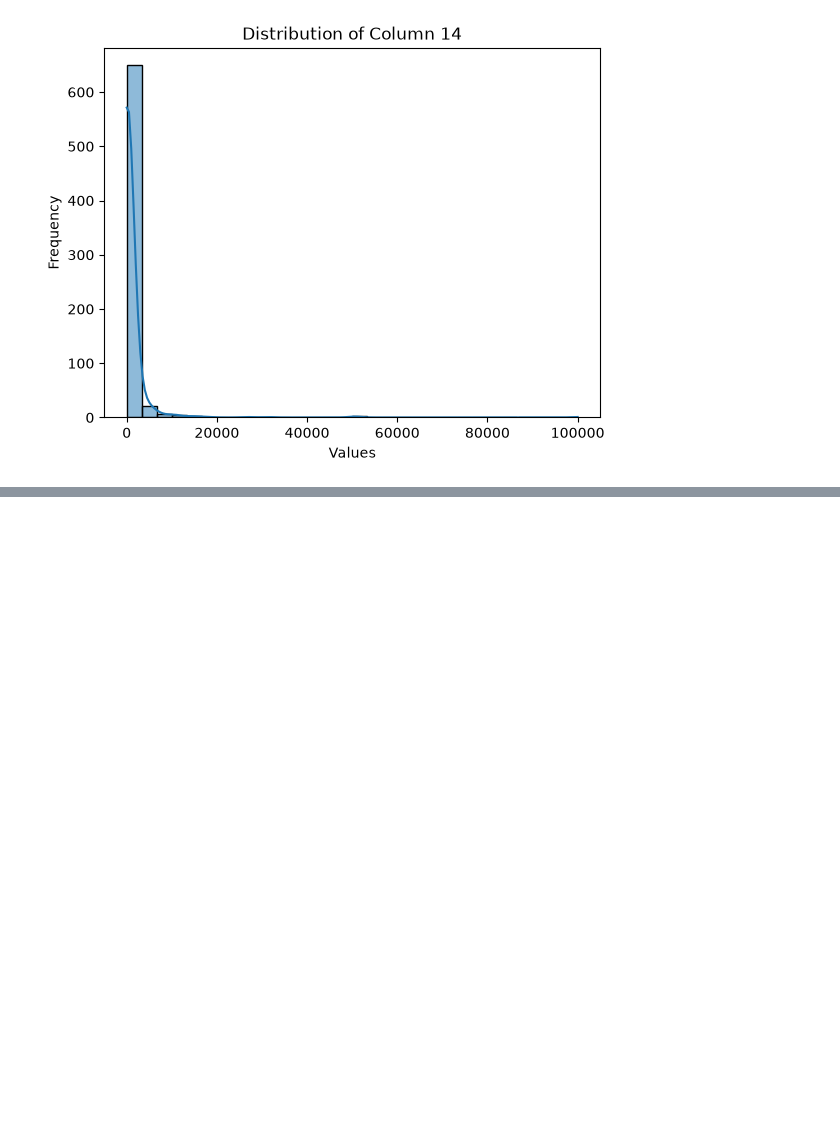
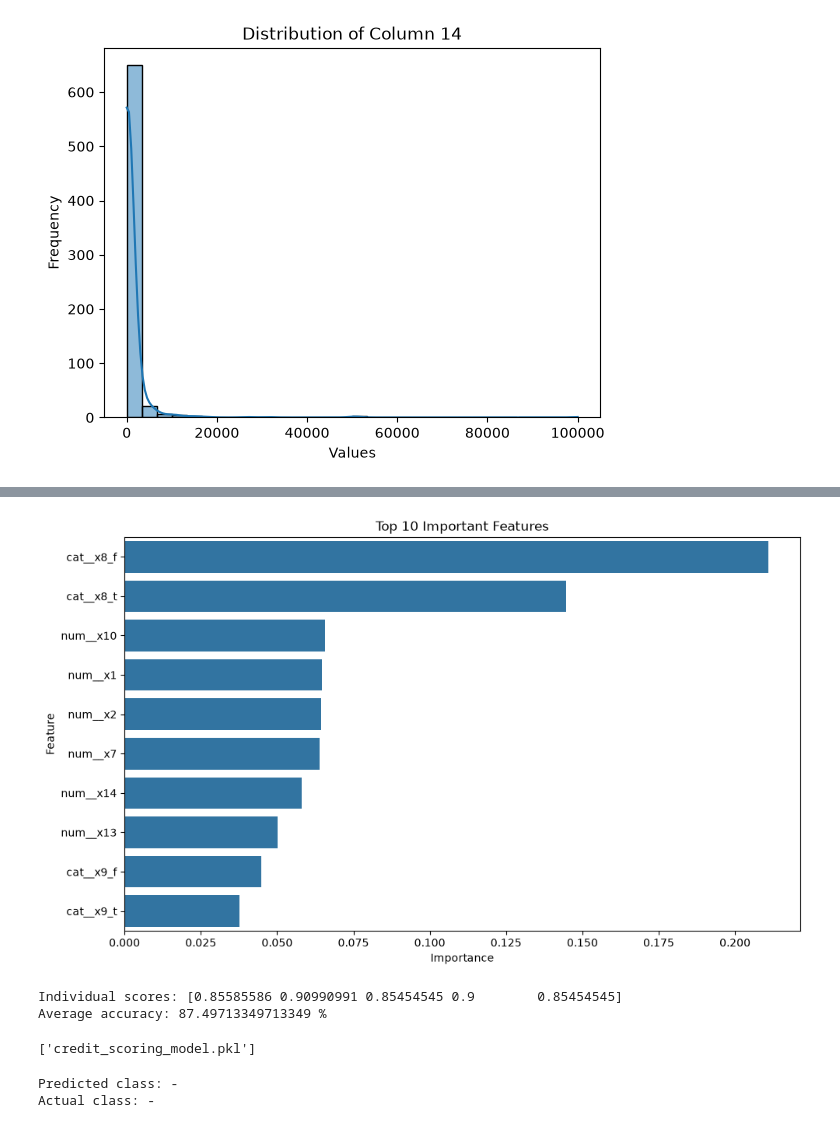
Before and after one commit to Desmond-01-coder/CodeAlpha_CreditScoringModel, a Jupyter notebook: main.ipynb, the cells around one changed output, grey strips where cells are left out. Cells and saved outputs as stored; diff of their text form; code cells hidden in the pictures; blank space fills up the shorter version.

```diff
--- a/main.ipynb
+++ b/main.ipynb
@@ -175,0 +190,4 @@ plt.show()  # displays the chart
+# %%
+data[1] = pd.to_numeric(data[1])     # pd.to_numeric converts numerical strings into actual numbers
+data[13] = pd.to_numeric(data[13])
+data[[1, 2, 7, 10, 13, 14]].skew()
@@ -175,0 +332,4 @@ plt.show()  # displays the chart
+# %%
+# Separate input features from the target variable.
+X = data.drop(columns=[15])
+y = data[15]
@@ -175,0 +442,17 @@ plt.show()  # displays the chart
+# %%
+# Feature importance
+# Identify the features that contributed most to predictions.
+feature_names = model.named_steps["preprocessor"].get_feature_names_out()
+
+importances = model.named_steps["classifier"].feature_importances_
+
+importance_df = pd.DataFrame({
+    "Feature": feature_names,
+    "Importance": importances
+})
+
+importance_df = importance_df.sort_values(
+    by="Importance", ascending=False
+)
+
+print(importance_df.head(10))
@@ -175,0 +471,48 @@ plt.show()  # displays the chart
+# %%
+# Visualizing feature importance
+
+# Visualize the ten most important features.
+top_features = importance_df.head(10)
+
+plt.figure(figsize=(10, 6))
+sns.barplot(data=top_features, x="Importance", y="Feature")
+
+plt.title("Top 10 Important Features")
+plt.xlabel("Importance")
+plt.ylabel("Feature")
+plt.tight_layout()
+plt.show()
+# %% [output]
+[figure, added]
+# %%
+# Validating model reliability
+from sklearn.model_selection import cross_val_score
+
+# Evaluate model consistency using 5-fold cross-validation.
+scores = cross_val_score(model, X_train, y_train, cv=5, scoring="accuracy")
+
+print("Individual scores:", scores)
+print("Average accuracy:", scores.mean() * 100, "%")
+# %% [output]
+Individual scores: [0.85585586 0.90990991 0.85454545 0.9        0.85454545]
+Average accuracy: 87.49713349713349 %
+# %%
+# Saving the trained model
+import joblib
+
+# Save the trained model and preprocessing pipeline.
+joblib.dump(model, "credit_scoring_model.pkl")
+# %% [output]
+['credit_scoring_model.pkl']
+# %%
+
+# Making a prediction using one unseen test record.
+sample = X_test.iloc[[0]]
+
+prediction = model.predict(sample)
+
+print("Predicted class:", prediction[0])
+print("Actual class:", y_test.iloc[0])
+# %% [output]
+Predicted class: -
+Actual class: -
```
Also changed, not shown: parts of 26 cells of this notebook.
